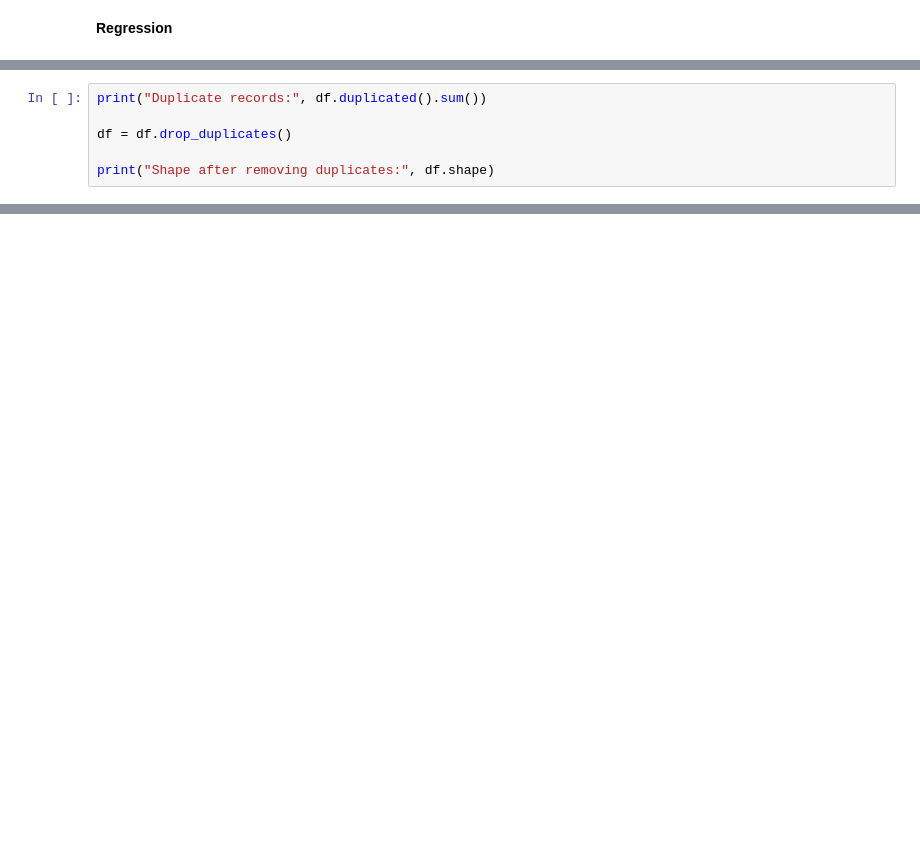
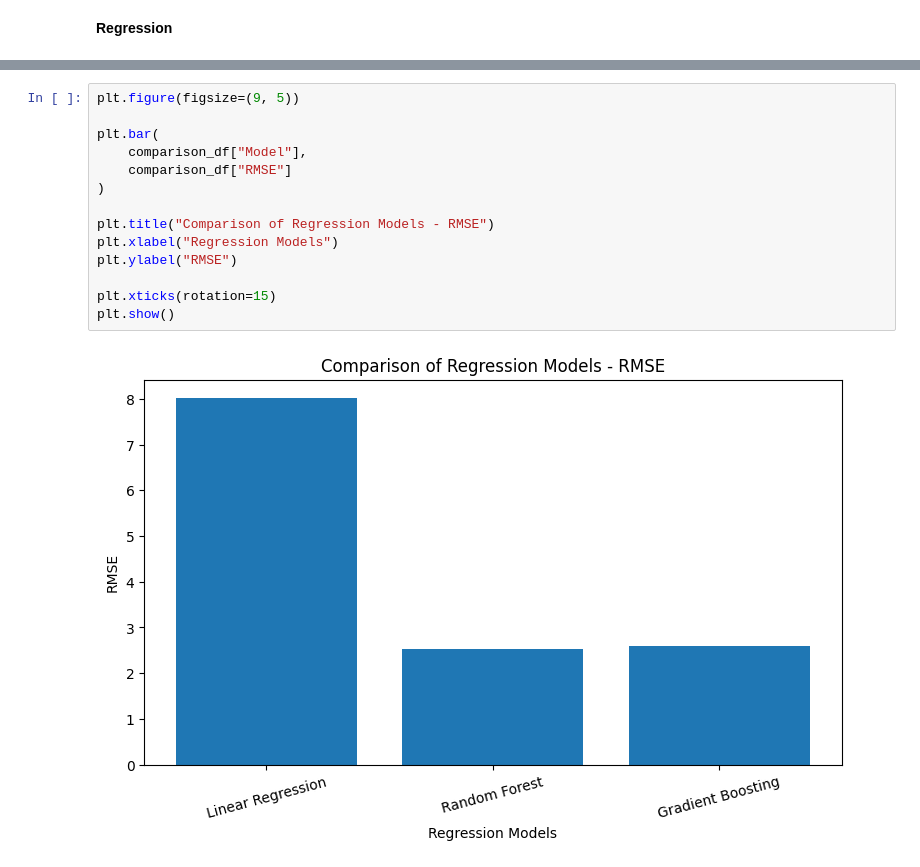
Before and after one commit to VilasiniRamamoorthy/PlanetaryDenseAsteroidAnalytics, a Jupyter notebook: Project2_Planetary_Defense_Analytics.ipynb, the cells around one changed output, grey strips where cells are left out. Drawn from its saved outputs; the diff is of its cells as text; blank space fills up the shorter version.

```diff
--- a/Project2_Planetary_Defense_Analytics.ipynb
+++ b/Project2_Planetary_Defense_Analytics.ipynb
@@ -1259,6 +619,0 @@ print("Final rows with valid diameter:", len(df))
-# %%
-print("Duplicate records:", df.duplicated().sum())
-
-df = df.drop_duplicates()
-
-print("Shape after removing duplicates:", df.shape)
@@ -1893,0 +965,16 @@ plt.show()
+# %%
+plt.figure(figsize=(9, 5))
+
+plt.bar(
+    comparison_df["Model"],
+    comparison_df["RMSE"]
+)
+
+plt.title("Comparison of Regression Models - RMSE")
+plt.xlabel("Regression Models")
+plt.ylabel("RMSE")
+
+plt.xticks(rotation=15)
+plt.show()
+# %% [output]
+[figure, added]
```
Also changed, not shown: parts of 146 cells of this notebook.
